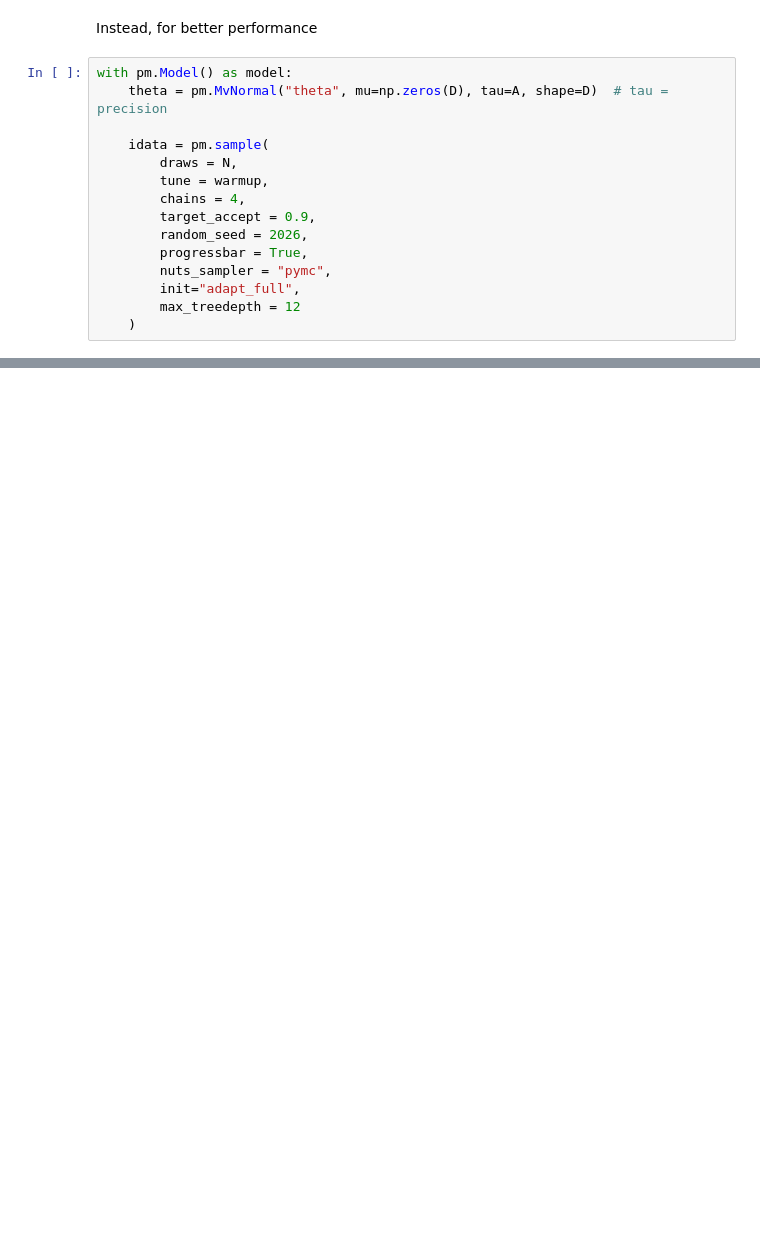
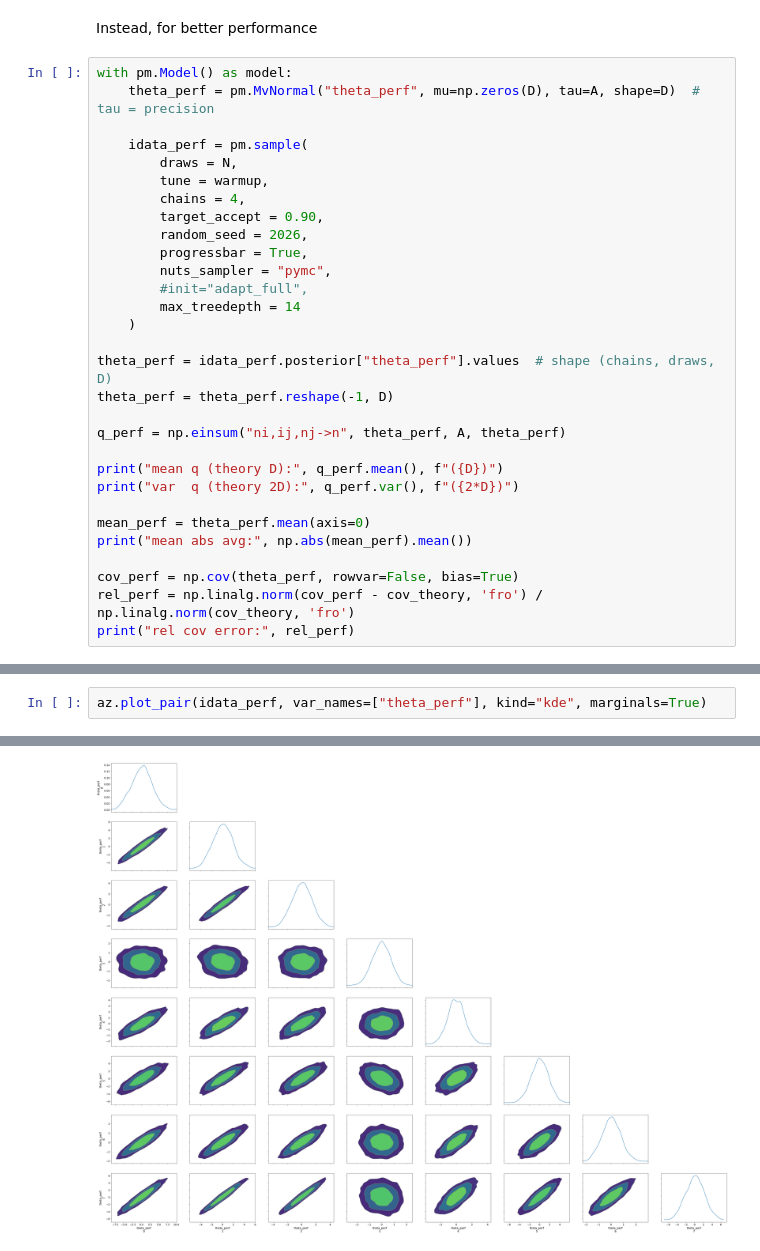
Before and after one commit to Mattia-Ponchio/Inference_Project, a Jupyter notebook: 250D_Gauss.ipynb, the cells around one changed output, grey strips where cells are left out. Saved outputs shown, nothing was run; the diff lists cells and outputs as text; blank space fills up the shorter version.

```diff
--- a/250D_Gauss.ipynb
+++ b/250D_Gauss.ipynb
@@ -173,16 +183,31 @@ var  q (theory 2D): 522.8773425110643 (500)
 Instead, for better performance
 # %%
 with pm.Model() as model:
-    theta = pm.MvNormal("theta", mu=np.zeros(D), tau=A, shape=D)  # tau = precision
+    theta_perf = pm.MvNormal("theta_perf", mu=np.zeros(D), tau=A, shape=D)  # tau = precision
 
-    idata = pm.sample(
+    idata_perf = pm.sample(
         draws = N,
         tune = warmup,
         chains = 4,
-        target_accept = 0.9,
+        target_accept = 0.90,
         random_seed = 2026,
         progressbar = True,
         nuts_sampler = "pymc",
-        init="adapt_full",
-        max_treedepth = 12
+        #init="adapt_full",
+        max_treedepth = 14
     )
+
+theta_perf = idata_perf.posterior["theta_perf"].values  # shape (chains, draws, D)
+theta_perf = theta_perf.reshape(-1, D)
+
+q_perf = np.einsum("ni,ij,nj->n", theta_perf, A, theta_perf)
+
+print("mean q (theory D):", q_perf.mean(), f"({D})")
+print("var  q (theory 2D):", q_perf.var(), f"({2*D})")
+
+mean_perf = theta_perf.mean(axis=0)
+print("mean abs avg:", np.abs(mean_perf).mean())
+
+cov_perf = np.cov(theta_perf, rowvar=False, bias=True)
+rel_perf = np.linalg.norm(cov_perf - cov_theory, 'fro') / np.linalg.norm(cov_theory, 'fro')
+print("rel cov error:", rel_perf)
@@ -188,0 +226,3 @@ with pm.Model() as model:
+# %%
+az.plot_pair(idata_perf, var_names=["theta_perf"], kind="kde", marginals=True)
+# %% [output]
@@ -188,0 +248 @@ with pm.Model() as model:
+[figure, added]
```
Also changed, not shown: parts of 7 cells of this notebook, 1 other file.
